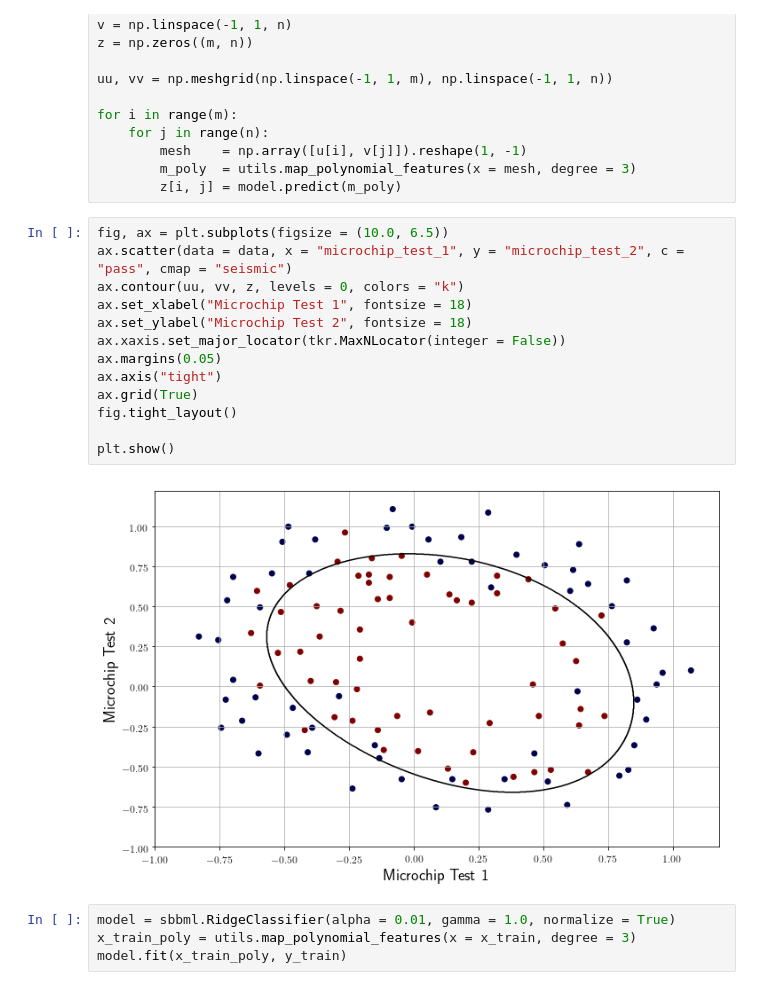
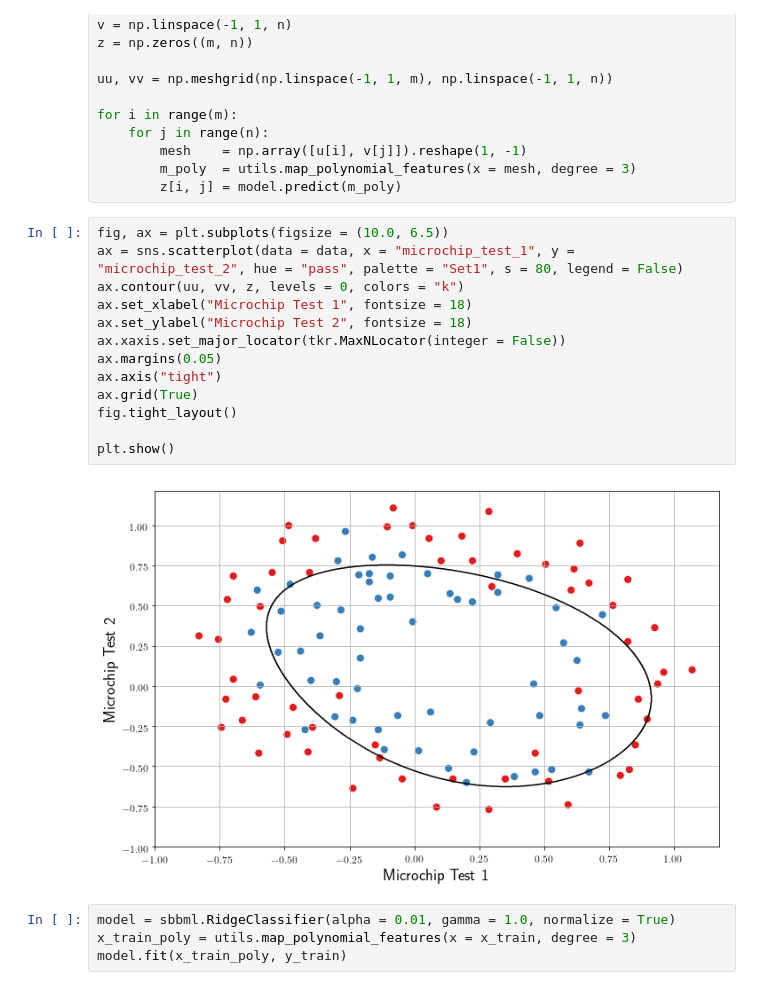
Before and after one commit to noelnamai/machine-learning, a Jupyter notebook: logistic-regression.ipynb, the cells around one changed output. Saved outputs shown, nothing was run; the diff lists cells and outputs as text.

```diff
--- a/logistic-regression.ipynb
+++ b/logistic-regression.ipynb
@@ -152,19 +153,19 @@ for i in range(m):
         z[i, j] = model.predict(m_poly)
 # %%
 fig, ax = plt.subplots(figsize = (10.0, 6.5))
-ax.scatter(data = data, x = "microchip_test_1", y = "microchip_test_2", c = "pass", cmap = "seismic")
+ax = sns.scatterplot(data = data, x = "microchip_test_1", y = "microchip_test_2", hue = "pass", palette = "Set1", s = 80, legend = False)
 ax.contour(uu, vv, z, levels = 0, colors = "k")
 ax.set_xlabel("Microchip Test 1", fontsize = 18)
 ax.set_ylabel("Microchip Test 2", fontsize = 18)
 ax.xaxis.set_major_locator(tkr.MaxNLocator(integer = False))
 ax.margins(0.05)
 ax.axis("tight")
 ax.grid(True)
 fig.tight_layout()
 
 plt.show()
 # %% [output]
-[figure, old version]
+[figure, new version]
 # %%
 model = sbbml.RidgeClassifier(alpha = 0.01, gamma = 1.0, normalize = True)
 x_train_poly = utils.map_polynomial_features(x = x_train, degree = 3)
```
Also changed, not shown: parts of 14 cells of this notebook, 10 other files.
